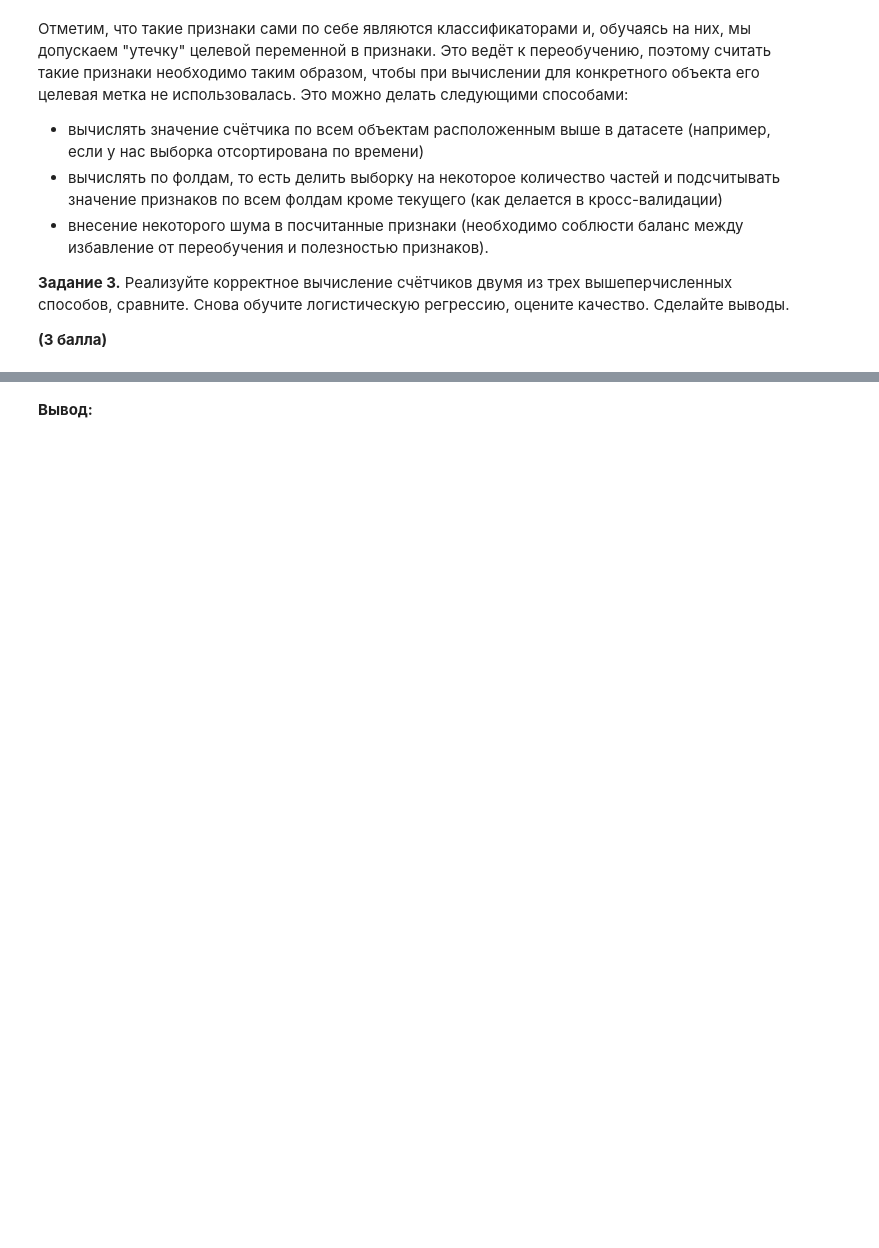
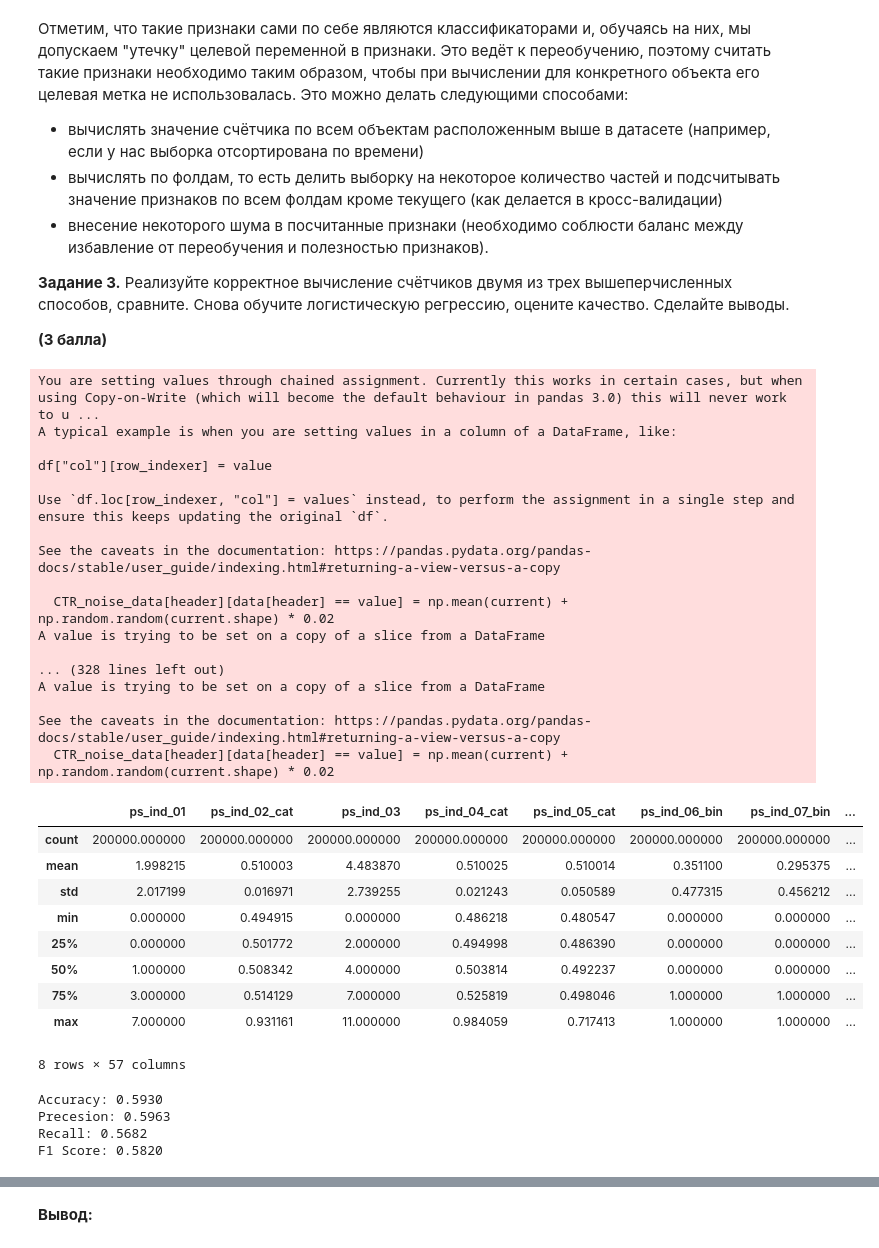
Before and after one commit to Goga44/AESC_ML11, a Jupyter notebook: task_classification_10.ipynb, the cells around one changed output, grey strips where cells are left out. Drawn from its saved outputs; the diff is of its cells as text; code cells hidden in the pictures; blank space fills up the shorter version.

```diff
--- a/task_classification_10.ipynb
+++ b/task_classification_10.ipynb
@@ -115,0 +251,46 @@ __(3 балла)__
+# %%
+CTR_noise_data = data.copy()
+
+for header in categories:
+    uniq = np.unique(data[header])
+    for value in uniq:
+        current = np.array(target[data[header] == value])
+        CTR_noise_data[header][data[header] == value] = np.mean(current) + np.random.random(current.shape) * 0.02
+
+X_train, X_test, y_train, y_test = train_test_split(normalize(CTR_noise_data), target, test_size=0.5)
+CTR_noise_data.describe()
+# %% [output]
+You are setting values through chained assignment. Currently this works in certain cases, but when using Copy-on-Write (which will become the default behaviour in pandas 3.0) this will never work to u ...
+A typical example is when you are setting values in a column of a DataFrame, like:
+
+df["col"][row_indexer] = value
+
+Use `df.loc[row_indexer, "col"] = values` instead, to perform the assignment in a single step and ensure this keeps updating the original `df`.
+
+See the caveats in the documentation: https://pandas.pydata.org/pandas-docs/stable/user_guide/indexing.html#returning-a-view-versus-a-copy
+
+  CTR_noise_data[header][data[header] == value] = np.mean(current) + np.random.random(current.shape) * 0.02
+A value is trying to be set on a copy of a slice from a DataFrame
+
+... (328 lines left out)
+A value is trying to be set on a copy of a slice from a DataFrame
+
+See the caveats in the documentation: https://pandas.pydata.org/pandas-docs/stable/user_guide/indexing.html#returning-a-view-versus-a-copy
+  CTR_noise_data[header][data[header] == value] = np.mean(current) + np.random.random(current.shape) * 0.02
+|  | ps_ind_01 | ps_ind_02_cat | ps_ind_03 | ps_ind_04_cat | ps_ind_05_cat | ps_ind_06_bin | ps_ind_07_bin | ... |
+| count | 200000.000000 | 200000.000000 | 200000.000000 | 200000.000000 | 200000.000000 | 200000.000000 | 200000.000000 | ... |
+| mean | 1.998215 | 0.510003 | 4.483870 | 0.510025 | 0.510014 | 0.351100 | 0.295375 | ... |
+| std | 2.017199 | 0.016971 | 2.739255 | 0.021243 | 0.050589 | 0.477315 | 0.456212 | ... |
+| min | 0.000000 | 0.494915 | 0.000000 | 0.486218 | 0.480547 | 0.000000 | 0.000000 | ... |
+| 25% | 0.000000 | 0.501772 | 2.000000 | 0.494998 | 0.486390 | 0.000000 | 0.000000 | ... |
+| 50% | 1.000000 | 0.508342 | 4.000000 | 0.503814 | 0.492237 | 0.000000 | 0.000000 | ... |
+| 75% | 3.000000 | 0.514129 | 7.000000 | 0.525819 | 0.498046 | 1.000000 | 1.000000 | ... |
+| max | 7.000000 | 0.931161 | 11.000000 | 0.984059 | 0.717413 | 1.000000 | 1.000000 | ... |
+8 rows × 57 columns
+# %%
+printScore(getScore(X_train, y_train, X_test, y_test))
+# %% [output]
+Accuracy: 0.5930
+Precesion: 0.5963
+Recall: 0.5682
+F1 Score: 0.5820
```
Also changed, not shown: parts of 17 cells of this notebook.
